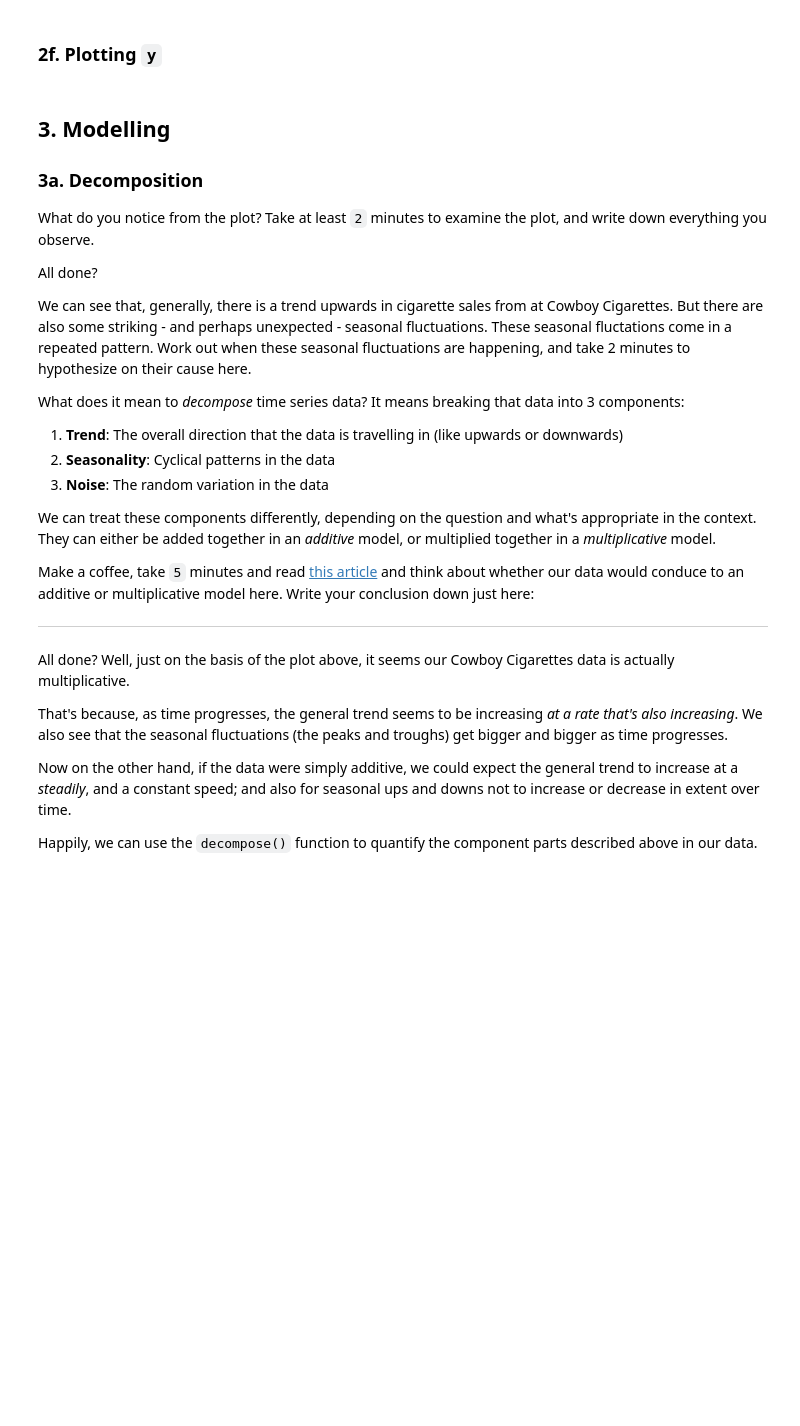
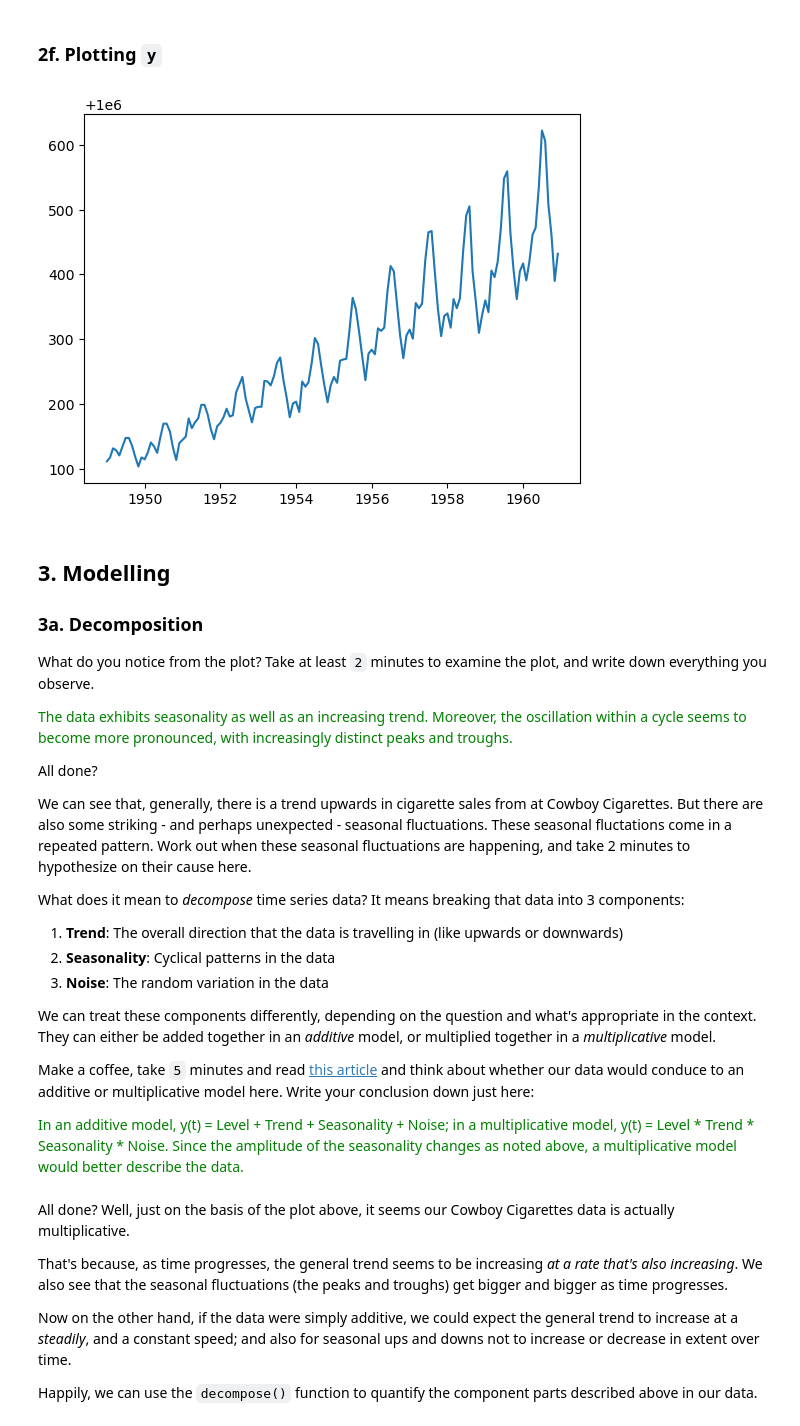
Before and after one commit to hao-udoin/Springboard-data-science, a Jupyter notebook: 20.1 Time Series/Cowboy Cigarettes Case Study - Tier 3.ipynb, the cells around one changed output. Saved outputs shown, nothing was run; the diff lists cells and outputs as text; code cells hidden in the pictures; blank space fills up the shorter version.

```diff
--- a/20.1 Time Series/Cowboy Cigarettes Case Study - Tier 3.ipynb
+++ b/20.1 Time Series/Cowboy Cigarettes Case Study - Tier 3.ipynb
@@ -93,2 +121,4 @@ _ _ _
+# %%
+cigData.rename(columns={'Time':'Month'}, inplace=True)
 # %% [markdown]
 Call a head() to check this has worked.
@@ -106,0 +140,3 @@ _ _ _
+# %%
+cigData['Month'] = pd.to_datetime(cigData['Month'])#.dt.to_period(freq='M')
+cigData.head()
@@ -107,3 +150,5 @@ _ _ _
+# %%
+cigData.set_index('Month', inplace=True)
 # %% [markdown]
 Perfect!
 # %% [markdown]
@@ -117,2 +160,4 @@ _ _ _
+# %%
+y = cigData[['#CigSales']]
 # %% [markdown]
 Check the type of our new variable.
@@ -133,7 +188,14 @@ _ _ _
+# %%
+plt.plot(cigData.index, y)
+plt.show()
+# %% [output]
+[figure, added]
 # %% [markdown]
 ## 3. Modelling
 ### 3a. Decomposition
 What do you notice from the plot? Take at least `2` minutes to examine the plot, and write down everything you observe.
+
+<span style='color:Green'> The data exhibits seasonality as well as an increasing trend. Moreover, the oscillation within a cycle seems to become more pronounced, with increasingly distinct peaks and troughs. </span>
 
 All done?
 
@@ -149,7 +211,7 @@ We can treat these components differently, depending on the question and what's
 
 Make a coffee, take `5` minutes and read [this article](https://medium.com/@sigmundojr/seasonality-in-python-additive-or-multiplicative-model-d4b9cf1f48a7) and think about whether our data would conduce to an additive or multiplicative model here. Write your conclusion down just here:
 
--------------------------------
+<span style='color:Green'> In an additive model, y(t) = Level + Trend + Seasonality + Noise; in a multiplicative model, y(t) = Level * Trend * Seasonality * Noise. Since the amplitude of the seasonality changes as noted above, a multiplicative model would better describe the data. </span>
 # %% [markdown]
 All done? Well, just on the basis of the plot above, it seems our Cowboy Cigarettes data is actually multiplicative.
 
```
Also changed, not shown: parts of 46 cells of this notebook.
